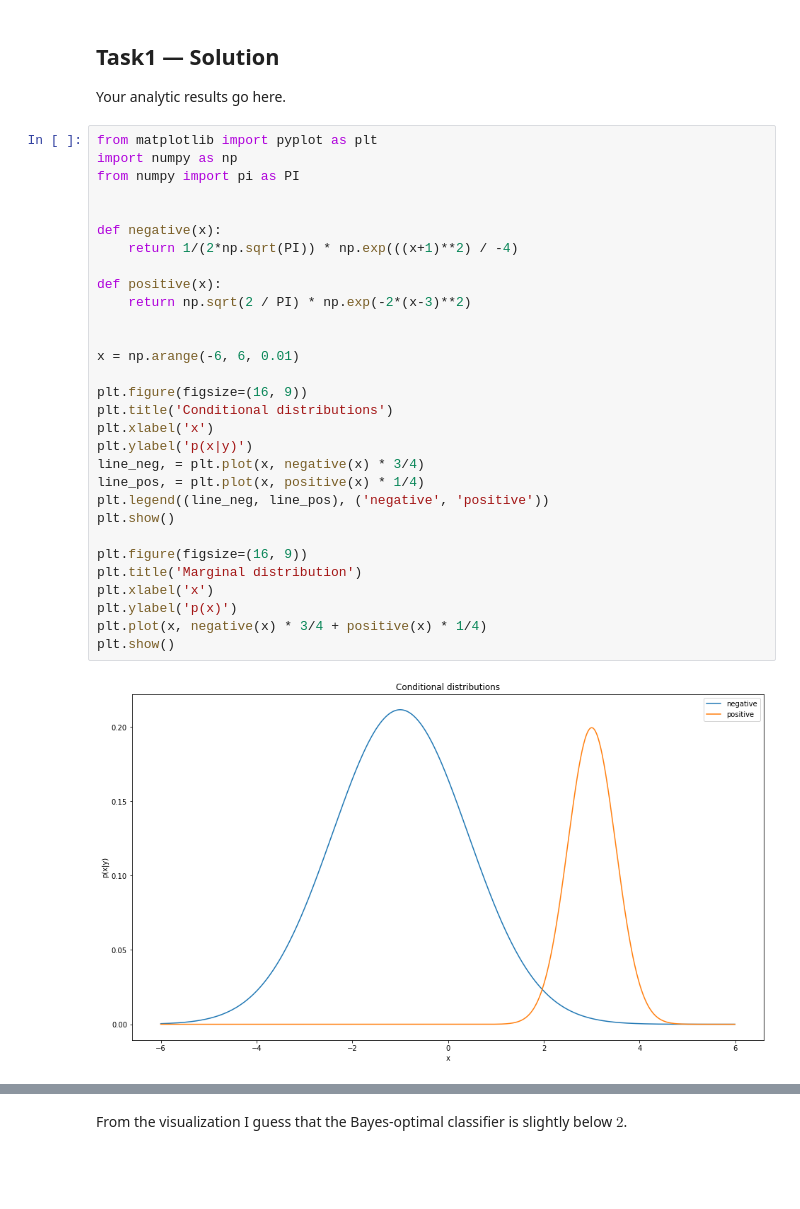
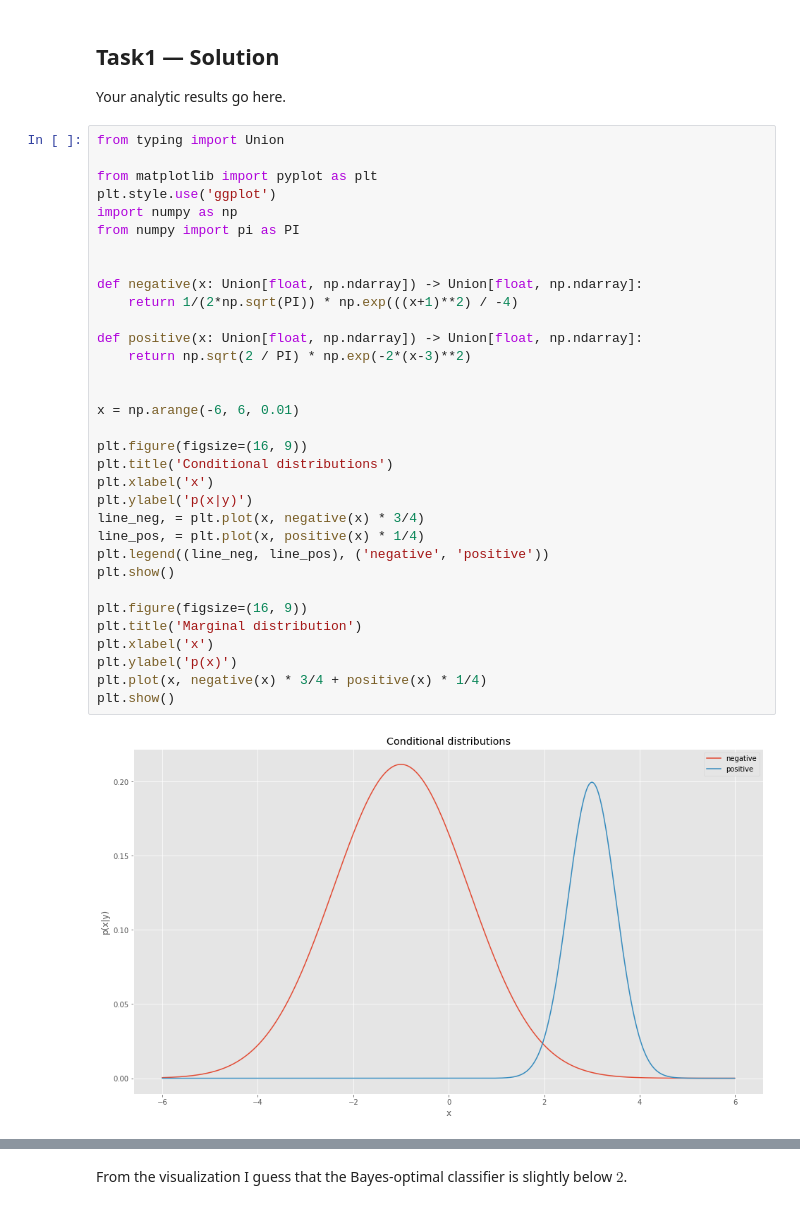
Before and after one commit to Steve2608/machine-learning-supervised-techniques, a Jupyter notebook: UE2/A02_01555842_Brandl_Stefan.ipynb, the cells around one changed output, grey strips where cells are left out. Drawn from its saved outputs; the diff is of its cells as text; blank space fills up the shorter version.

```diff
--- a/UE2/A02_01555842_Brandl_Stefan.ipynb
+++ b/UE2/A02_01555842_Brandl_Stefan.ipynb
@@ -20,34 +20,37 @@ Visualize the marginal distribution $p(x)$ in one plot and the two conditional d
 ## Task1 &mdash; Solution
 Your analytic results go here.
 # %%
+from typing import Union
+
 from matplotlib import pyplot as plt
+plt.style.use('ggplot')
 import numpy as np
 from numpy import pi as PI
 
 
-def negative(x):
+def negative(x: Union[float, np.ndarray]) -> Union[float, np.ndarray]:
     return 1/(2*np.sqrt(PI)) * np.exp(((x+1)**2) / -4)
 
-def positive(x):
+def positive(x: Union[float, np.ndarray]) -> Union[float, np.ndarray]:
     return np.sqrt(2 / PI) * np.exp(-2*(x-3)**2)
 
 
 x = np.arange(-6, 6, 0.01)
 
 plt.figure(figsize=(16, 9))
 plt.title('Conditional distributions')
 plt.xlabel('x')
 plt.ylabel('p(x|y)')
 line_neg, = plt.plot(x, negative(x) * 3/4)
 line_pos, = plt.plot(x, positive(x) * 1/4)
 plt.legend((line_neg, line_pos), ('negative', 'positive'))
 plt.show()
 
 plt.figure(figsize=(16, 9))
 plt.title('Marginal distribution')
 plt.xlabel('x')
 plt.ylabel('p(x)')
 plt.plot(x, negative(x) * 3/4 + positive(x) * 1/4)
 plt.show()
 # %% [output]
-[figure, old version]
+[figure, new version]
```
Also changed, not shown: parts of 2 cells of this notebook, 1 other file.
